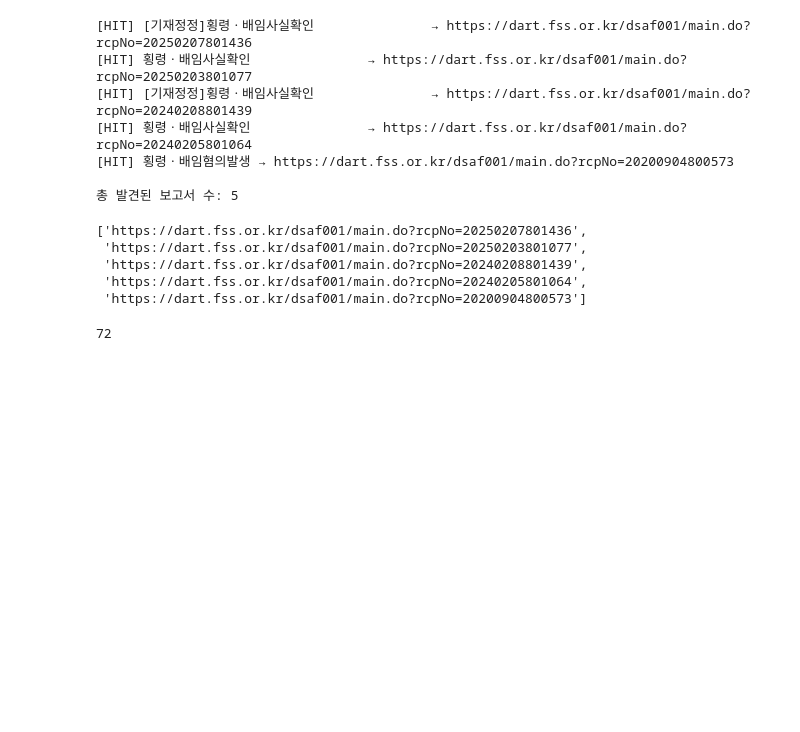
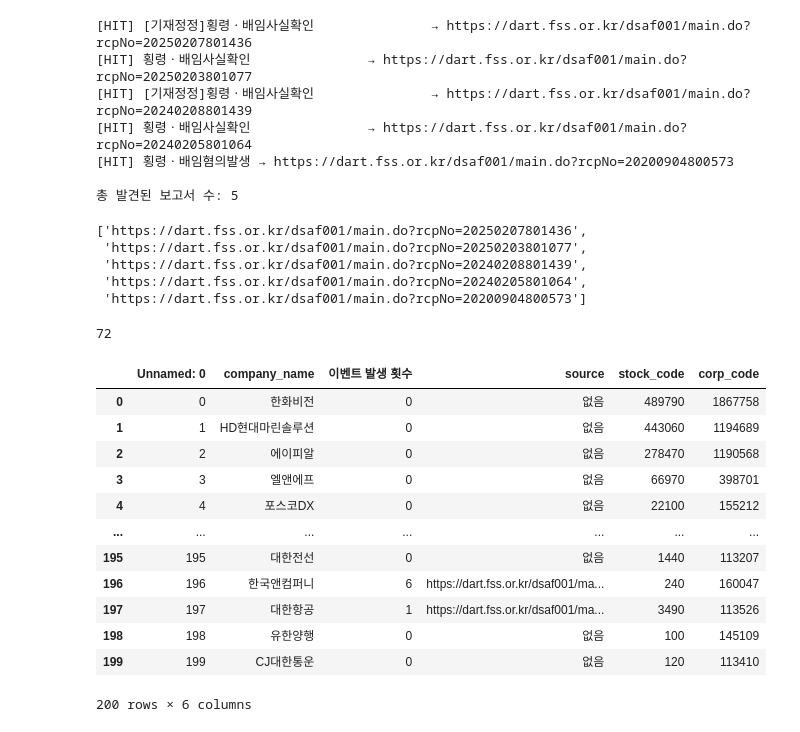
Before and after one commit to porketta-beam/goods, a Jupyter notebook: test1.ipynb, the cells around one changed output. Cells and saved outputs as stored; diff of their text form; code cells hidden in the pictures; blank space fills up the shorter version.

```diff
--- a/test1.ipynb
+++ b/test1.ipynb
@@ -379,3 +368,20 @@ total_event =df["이벤트 발생 횟수"].sum()
 print(total_event)
 # %% [output]
 72
+# %%
+df = pd.read_csv("merged_event.csv")
+df
+# %% [output]
+|  | Unnamed: 0 | company_name | 이벤트 발생 횟수 | source | stock_code | corp_code |
+| 0 | 0 | 한화비전 | 0 | 없음 | 489790 | 1867758 |
+| 1 | 1 | HD현대마린솔루션 | 0 | 없음 | 443060 | 1194689 |
+| 2 | 2 | 에이피알 | 0 | 없음 | 278470 | 1190568 |
+| 3 | 3 | 엘앤에프 | 0 | 없음 | 66970 | 398701 |
+| 4 | 4 | 포스코DX | 0 | 없음 | 22100 | 155212 |
+| ... | ... | ... | ... | ... | ... | ... |
+| 195 | 195 | 대한전선 | 0 | 없음 | 1440 | 113207 |
+| 196 | 196 | 한국앤컴퍼니 | 6 | https://dart.fss.or.kr/dsaf001/ma... | 240 | 160047 |
+| 197 | 197 | 대한항공 | 1 | https://dart.fss.or.kr/dsaf001/ma... | 3490 | 113526 |
+| 198 | 198 | 유한양행 | 0 | 없음 | 100 | 145109 |
+| 199 | 199 | CJ대한통운 | 0 | 없음 | 120 | 113410 |
+200 rows × 6 columns
```
Also changed, not shown: parts of 18 cells of this notebook, 5 other files.
